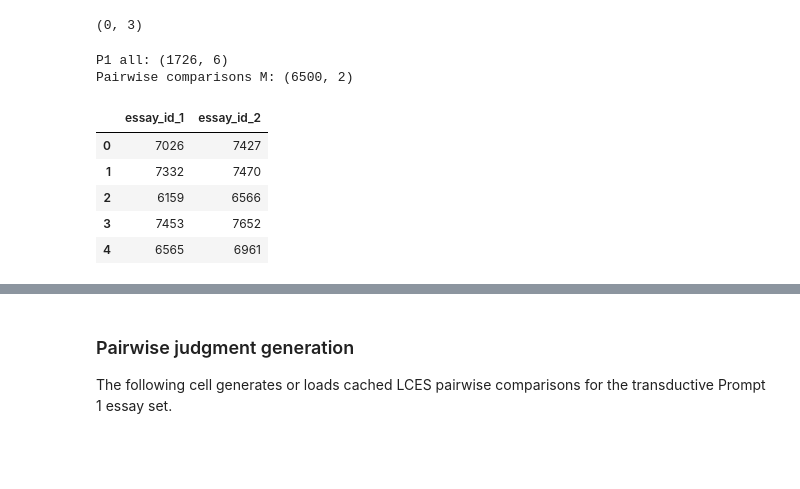
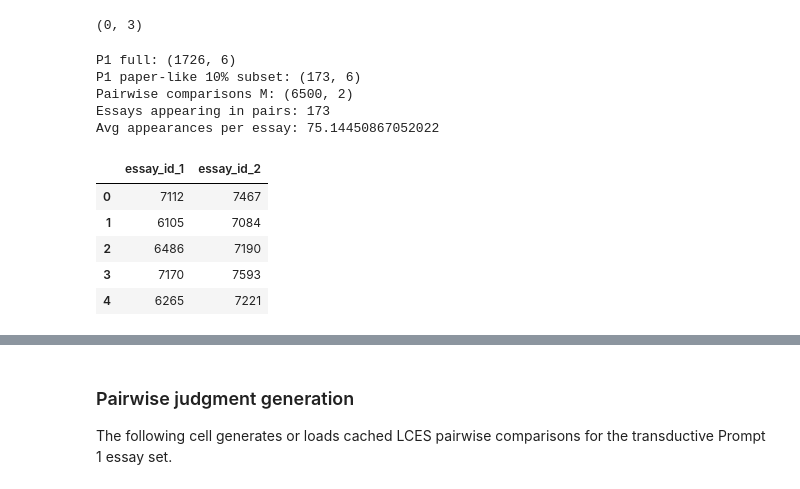
Before and after one commit to ChuTungDuongg/Automated-Essay-Scoring, a Jupyter notebook: benchmark_asap/zeroshot_learning/LCES_transductive_prompt3.ipynb, the cells around one changed output, grey strips where cells are left out. Drawn from its saved outputs; the diff is of its cells as text; code cells hidden in the pictures; blank space fills up the shorter version.

```diff
--- a/benchmark_asap/zeroshot_learning/LCES_transductive_prompt3.ipynb
+++ b/benchmark_asap/zeroshot_learning/LCES_transductive_prompt3.ipynb
@@ -162,53 +162,64 @@ def sample_pairs(df, num_pairs=1000, seed=42, min_per_essay=3):
     # 2. Fill remaining pairs randomly
     while len(pairs) < num_pairs:
         a, b = rng.choice(essay_ids, size=2, replace=False)
         x, y = sorted((int(a), int(b)))
         pairs.add((x, y))
 
     return pd.DataFrame(list(pairs), columns=["essay_id_1", "essay_id_2"])
 
 
 # Paper-like transductive setup:
 # LCES main experiments score the target essay set as a whole. The scoring
 # model is trained from comparisons among the essays to be scored, then the
 # learned latent scores are linearly mapped to the rubric range.
-p1_train_split = p1_train.copy()
-p1_val_split = p1_val.copy()
-p1_test_split = p1_test.copy()
-
-p1_train_split["split"] = "train"
-p1_val_split["split"] = "val"
-p1_test_split["split"] = "test"
-
-p1_all = pd.concat(
-    [p1_train_split, p1_val_split, p1_test_split],
+p1_all_full = pd.concat(
+    [
+        p1_train.assign(split="train"),
+        p1_val.assign(split="val"),
+        p1_test.assign(split="test"),
+    ],
     axis=0,
     ignore_index=True
 )
 
-# Paper uses M=5,000 pairwise comparisons. You can set this to 6000 if you
-# want to reuse your previous budget, but 5000 is the paper-like default.
+# Paper says it randomly samples 10% essays from each ASAP prompt for evaluation.
+# Use a fixed seed for reproducibility.
+p1_all = (
+    p1_all_full
+    .sample(frac=0.10, random_state=SEED)
+    .reset_index(drop=True)
+)
+
 M_PAIRWISE = 6500
 
 all_pairs = sample_pairs(
     p1_all,
     num_pairs=M_PAIRWISE,
     seed=SEED,
-    min_per_essay=4
+    min_per_essay=20
 )
 
-print("P1 all:", p1_all.shape)
+print("P1 full:", p1_all_full.shape)
+print("P1 paper-like 10% subset:", p1_all.shape)
 print("Pairwise comparisons M:", all_pairs.shape)
+
+used_ids = set(all_pairs["essay_id_1"]) | set(all_pairs["essay_id_2"])
+print("Essays appearing in pairs:", len(used_ids))
+print("Avg appearances per essay:", 2 * len(all_pairs) / len(p1_all))
+
 all_pairs.head()
 # %% [output]
-P1 all: (1726, 6)
+P1 full: (1726, 6)
+P1 paper-like 10% subset: (173, 6)
 Pairwise comparisons M: (6500, 2)
+Essays appearing in pairs: 173
+Avg appearances per essay: 75.14450867052022
 |  | essay_id_1 | essay_id_2 |
-| 0 | 7026 | 7427 |
-| 1 | 7332 | 7470 |
-| 2 | 6159 | 6566 |
-| 3 | 7453 | 7652 |
-| 4 | 6565 | 6961 |
+| 0 | 7112 | 7467 |
+| 1 | 6105 | 7084 |
+| 2 | 6486 | 7190 |
+| 3 | 7170 | 7593 |
+| 4 | 6265 | 7221 |
 # %%
 MODEL_ID = "mistralai/Mistral-7B-Instruct-v0.3"
 # Có thể dùng v0.2 nếu v0.3 lỗi access/package:
```
Also changed, not shown: parts of 13 cells of this notebook, 6 other files.
